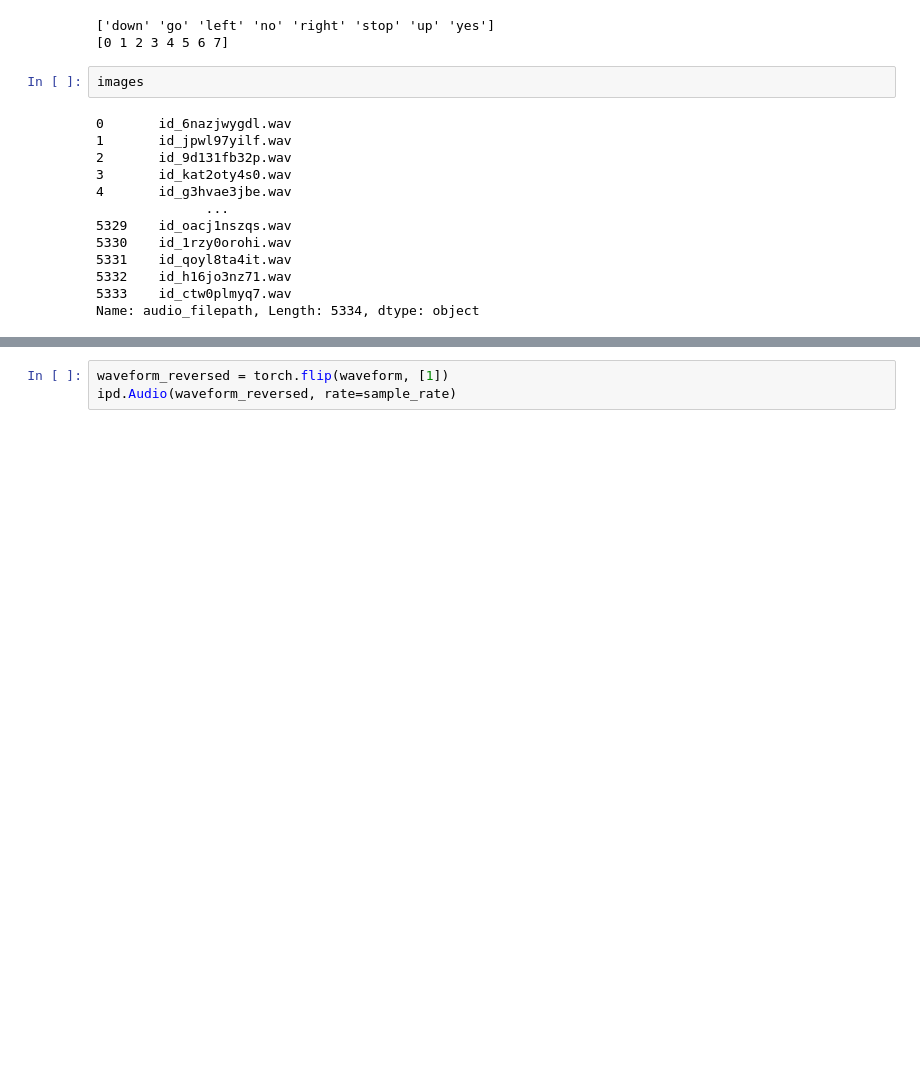
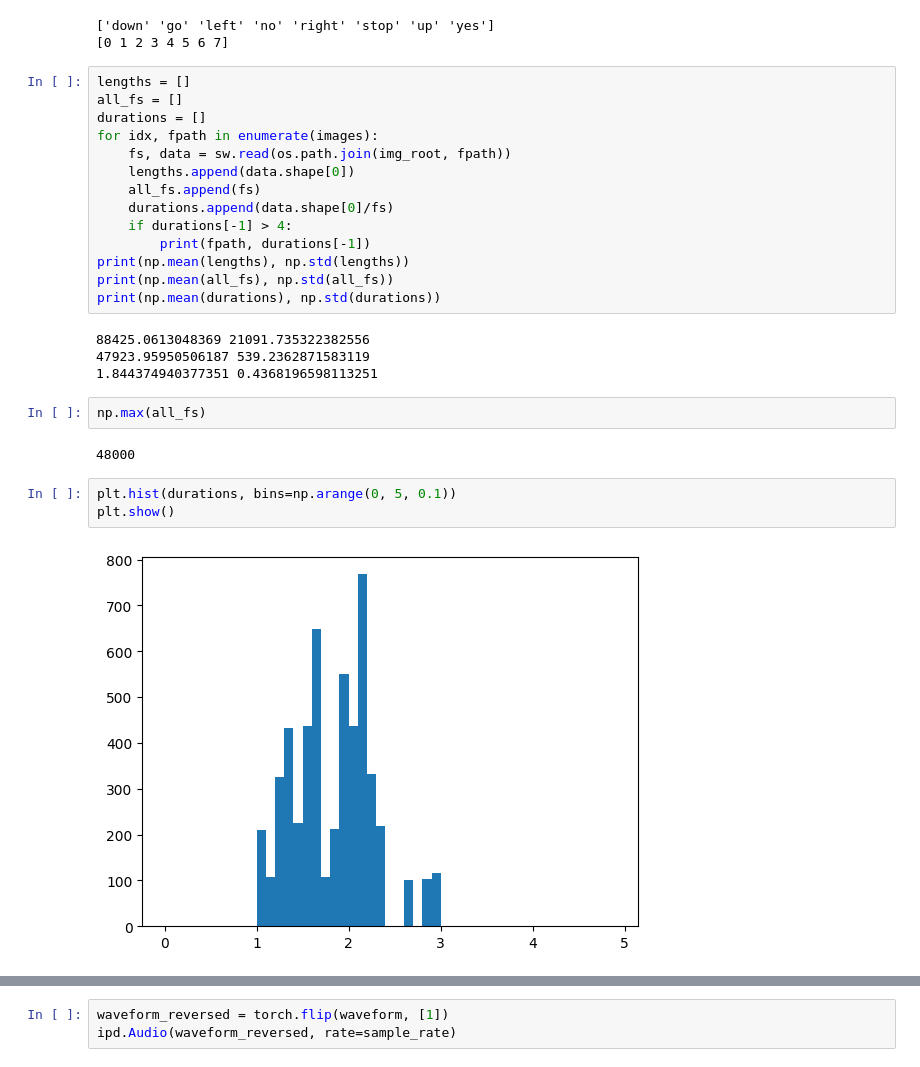
Before and after one commit to ridwan-salau/Ewe-Audio-Challenge, a Jupyter notebook: baseline_model_mh_clear_cache.ipynb, the cells around one changed output, grey strips where cells are left out. Cells and saved outputs as stored; diff of their text form; blank space fills up the shorter version.

```diff
--- a/baseline_model_mh_clear_cache.ipynb
+++ b/baseline_model_mh_clear_cache.ipynb
@@ -41,18 +68,30 @@ print(labels_class)
 # %% [output]
 ['down' 'go' 'left' 'no' 'right' 'stop' 'up' 'yes']
 [0 1 2 3 4 5 6 7]
-# %%
-images
-# %% [output]
-0       id_6nazjwygdl.wav
-1       id_jpwl97yilf.wav
-2       id_9d131fb32p.wav
-3       id_kat2oty4s0.wav
-4       id_g3hvae3jbe.wav
-              ...
-5329    id_oacj1nszqs.wav
-5330    id_1rzy0orohi.wav
-5331    id_qoyl8ta4it.wav
-5332    id_h16jo3nz71.wav
-5333    id_ctw0plmyq7.wav
-Name: audio_filepath, Length: 5334, dtype: object
+# %%
+lengths = []
+all_fs = []
+durations = []
+for idx, fpath in enumerate(images):
+    fs, data = sw.read(os.path.join(img_root, fpath))
+    lengths.append(data.shape[0])
+    all_fs.append(fs)
+    durations.append(data.shape[0]/fs)
+    if durations[-1] > 4:
+        print(fpath, durations[-1])
+print(np.mean(lengths), np.std(lengths))
+print(np.mean(all_fs), np.std(all_fs))
+print(np.mean(durations), np.std(durations))
+# %% [output]
+88425.0613048369 21091.735322382556
+47923.95950506187 539.2362871583119
+1.844374940377351 0.4368196598113251
+# %%
+np.max(all_fs)
+# %% [output]
+48000
+# %%
+plt.hist(durations, bins=np.arange(0, 5, 0.1))
+plt.show()
+# %% [output]
+[figure, added]
```
Also changed, not shown: parts of 40 cells of this notebook.
